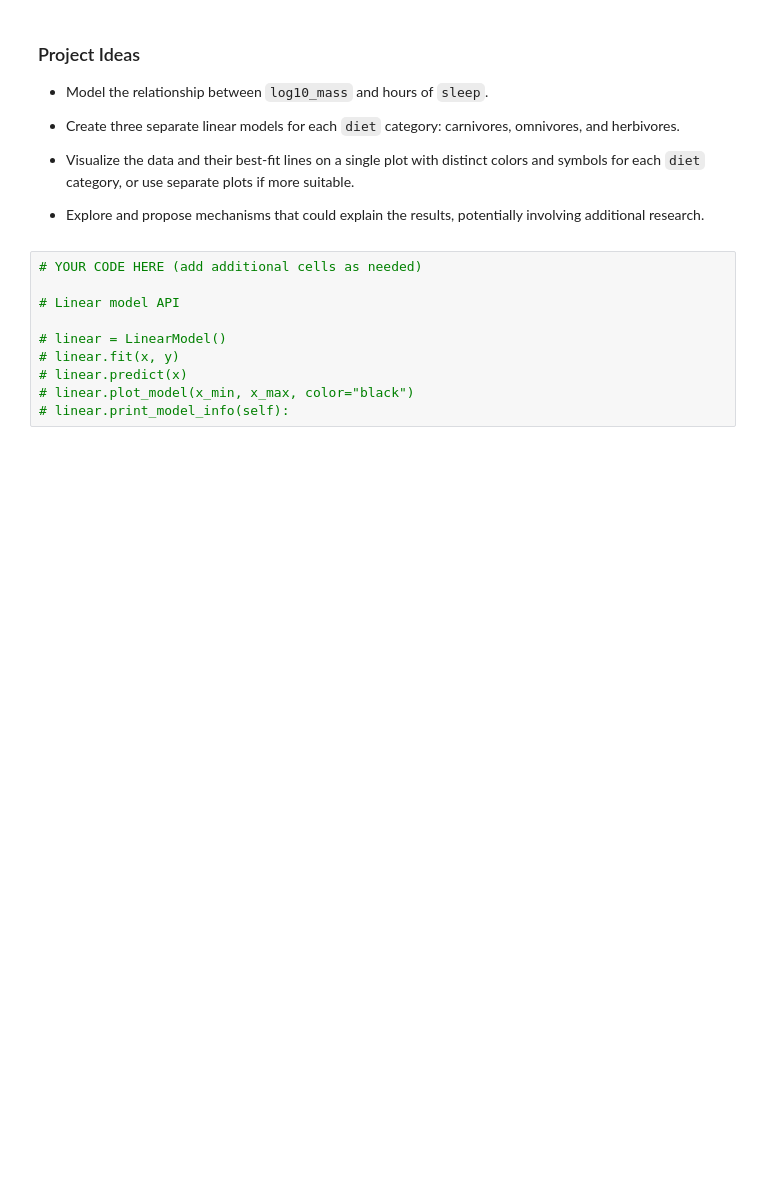
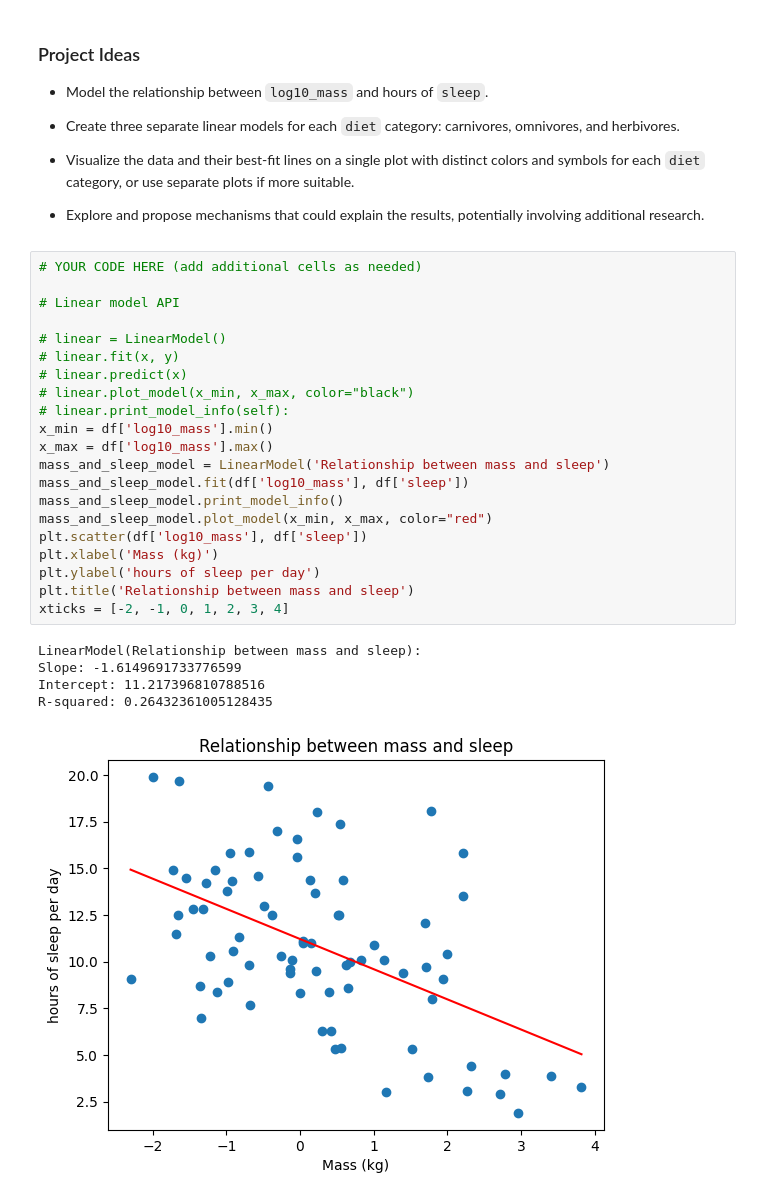
Before and after one commit to ojeduard/Data-Science-Essentials, a Jupyter notebook: Data_Modeling/Ended_Projects/animal-sleep-project/animal-sleep.ipynb, the cells around one changed output. Cells and saved outputs as stored; diff of their text form; blank space fills up the shorter version.

```diff
--- a/Data_Modeling/Ended_Projects/animal-sleep-project/animal-sleep.ipynb
+++ b/Data_Modeling/Ended_Projects/animal-sleep-project/animal-sleep.ipynb
@@ -74,10 +74,27 @@ plt.show()
 # %%
 # YOUR CODE HERE (add additional cells as needed)
 
 # Linear model API
 
 # linear = LinearModel()
 # linear.fit(x, y)
 # linear.predict(x)
 # linear.plot_model(x_min, x_max, color="black")
 # linear.print_model_info(self):
+x_min = df['log10_mass'].min()
+x_max = df['log10_mass'].max()
+mass_and_sleep_model = LinearModel('Relationship between mass and sleep')
+mass_and_sleep_model.fit(df['log10_mass'], df['sleep'])
+mass_and_sleep_model.print_model_info()
+mass_and_sleep_model.plot_model(x_min, x_max, color="red")
+plt.scatter(df['log10_mass'], df['sleep'])
+plt.xlabel('Mass (kg)')
+plt.ylabel('hours of sleep per day')
+plt.title('Relationship between mass and sleep')
+xticks = [-2, -1, 0, 1, 2, 3, 4]
+# %% [output]
+LinearModel(Relationship between mass and sleep):
+Slope: -1.6149691733776599
+Intercept: 11.217396810788516
+R-squared: 0.26432361005128435
+[figure, added]
```
Also changed, not shown: parts of 1 cell of this notebook.
